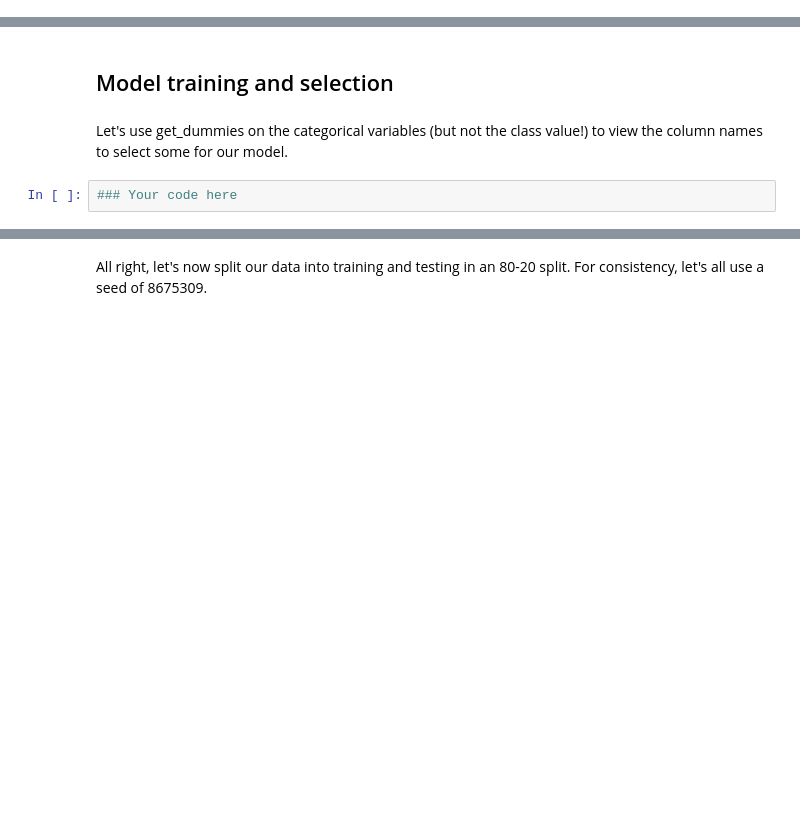
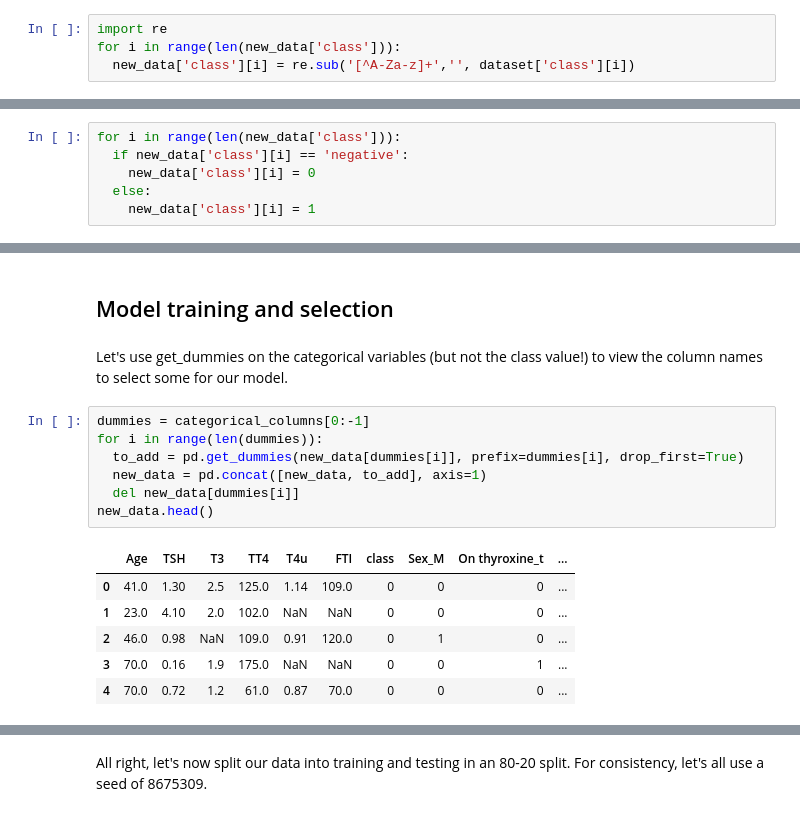
Before and after one commit to Pizzawookiee/Week1_Public, a Jupyter notebook: ChallengeProject/ChallengeProject_Complete.ipynb, the cells around one changed output, grey strips where cells are left out. Cells and saved outputs as stored; diff of their text form; blank space fills up the shorter version.

```diff
--- a/ChallengeProject/ChallengeProject_Complete.ipynb
+++ b/ChallengeProject/ChallengeProject_Complete.ipynb
@@ -144,0 +144,4 @@ Perfect, now let's fix that class feature. According to the note the data collec
+# %%
+import re
+for i in range(len(new_data['class'])):
+  new_data['class'][i] = re.sub('[^A-Za-z]+','', dataset['class'][i])
@@ -158,0 +174,6 @@ But let's make it binary for the sake of this example anyway. If you finish earl
+# %%
+for i in range(len(new_data['class'])):
+  if new_data['class'][i] == 'negative':
+    new_data['class'][i] = 0
+  else:
+    new_data['class'][i] = 1
@@ -193,5 +279,17 @@ OK! I think we're ready to create and select some supervised learning models. To
 ## Model training and selection
 # %% [markdown]
 Let's use get_dummies on the categorical variables (but not the class value!) to view the column names to select some for our model.
-# %%
-### Your code here
+# %%
+dummies = categorical_columns[0:-1]
+for i in range(len(dummies)):
+  to_add = pd.get_dummies(new_data[dummies[i]], prefix=dummies[i], drop_first=True)
+  new_data = pd.concat([new_data, to_add], axis=1)
+  del new_data[dummies[i]]
+new_data.head()
+# %% [output]
+|  | Age | TSH | T3 | TT4 | T4u | FTI | class | Sex_M | On thyroxine_t | ... |
+| 0 | 41.0 | 1.30 | 2.5 | 125.0 | 1.14 | 109.0 | 0 | 0 | 0 | ... |
+| 1 | 23.0 | 4.10 | 2.0 | 102.0 | NaN | NaN | 0 | 0 | 0 | ... |
+| 2 | 46.0 | 0.98 | NaN | 109.0 | 0.91 | 120.0 | 0 | 1 | 0 | ... |
+| 3 | 70.0 | 0.16 | 1.9 | 175.0 | NaN | NaN | 0 | 0 | 1 | ... |
+| 4 | 70.0 | 0.72 | 1.2 | 61.0 | 0.87 | 70.0 | 0 | 0 | 0 | ... |
```
Also changed, not shown: parts of 23 cells of this notebook.
